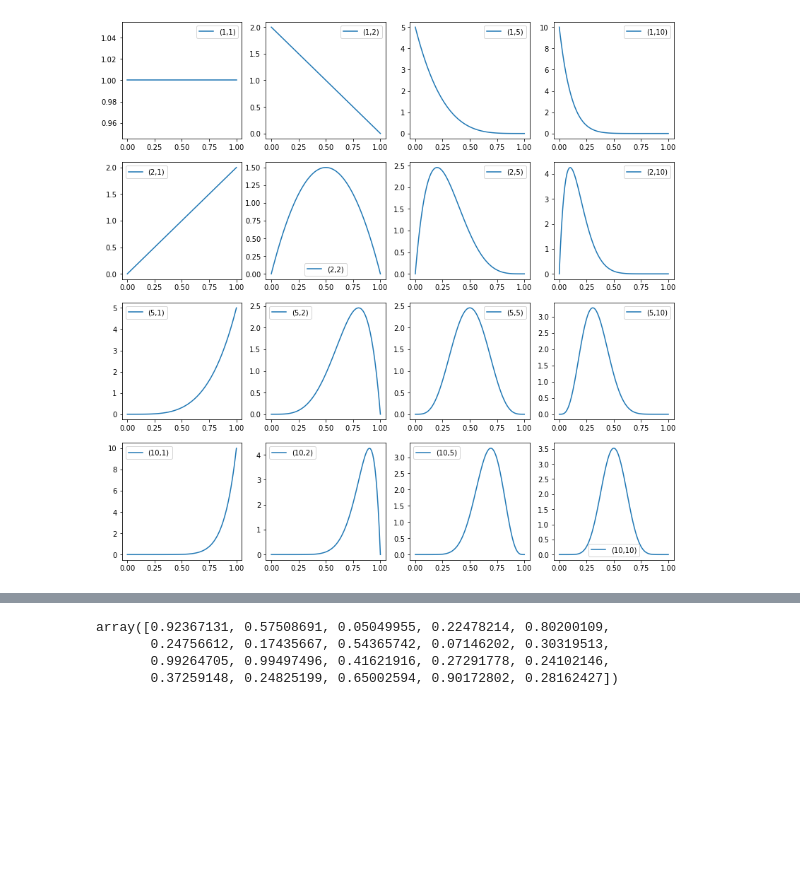
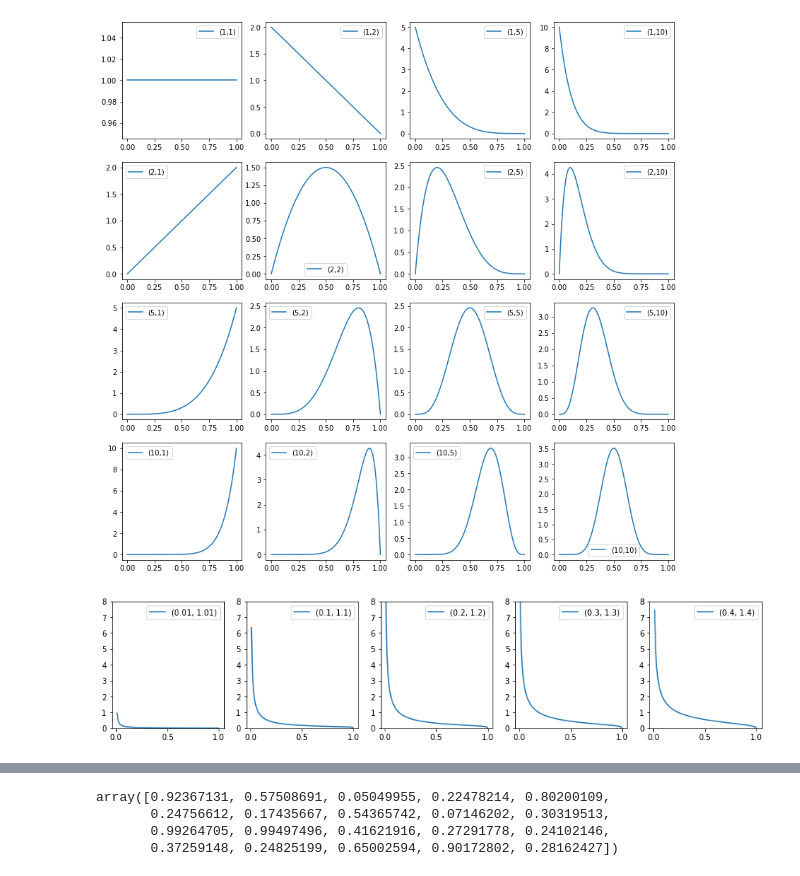
Before and after one commit to yongduek/lectures, a Jupyter notebook: esda/myworks/scipy-stats-rfs.ipynb, the cells around one changed output, grey strips where cells are left out. Cells and saved outputs as stored; diff of their text form; code cells hidden in the pictures; blank space fills up the shorter version.

```diff
--- a/esda/myworks/scipy-stats-rfs.ipynb
+++ b/esda/myworks/scipy-stats-rfs.ipynb
@@ -193,3 +193,11 @@ for i, a in enumerate([1, 2, 5, 10]):
         axes[i][j].legend()
 # %% [output]
 [figure]
+# %%
+fig, axes = plt.subplots(1, 5, figsize=(15,3))
+for a, ax in zip([.01, .1, .2, .3, .4], axes):
+    ax.plot(x, stats.beta(a, 1+a).pdf(x), label=f'({a}, {1+a})')
+    ax.set_ylim(0,8)
+    ax.legend()
+# %% [output]
+[figure, added]
```
Also changed, not shown: parts of 2 cells of this notebook, 12 other files.
